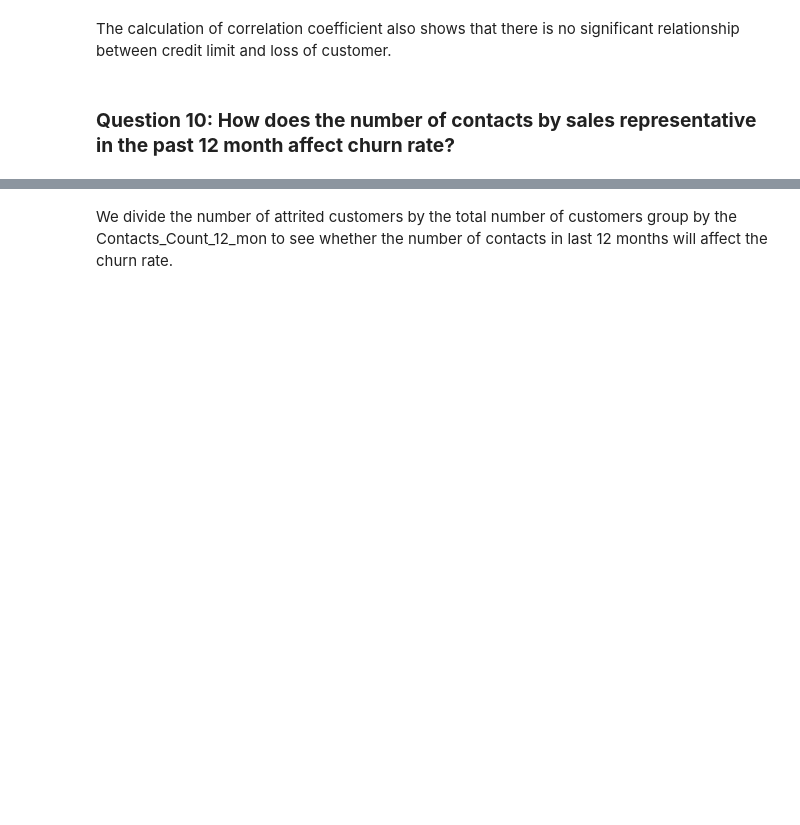
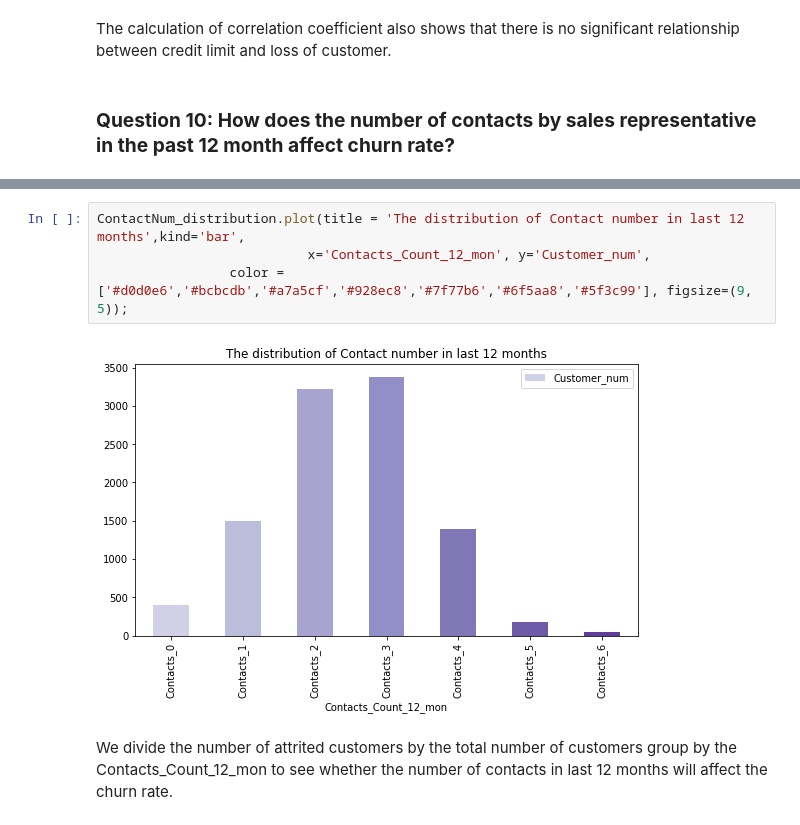
Before and after one commit to zhouchun0105/credit-card-churners, a Jupyter notebook: SUBMIT_creditcard_churners_team1.ipynb, the cells around one changed output, grey strips where cells are left out. Cells and saved outputs as stored; diff of their text form; blank space fills up the shorter version.

```diff
--- a/SUBMIT_creditcard_churners_team1.ipynb
+++ b/SUBMIT_creditcard_churners_team1.ipynb
@@ -560,3 +515,9 @@ The calculation of correlation coefficient also shows that there is no significa
+# %%
+ContactNum_distribution.plot(title = 'The distribution of Contact number in last 12 months',kind='bar',
+                           x='Contacts_Count_12_mon', y='Customer_num',
+                 color = ['#d0d0e6','#bcbcdb','#a7a5cf','#928ec8','#7f77b6','#6f5aa8','#5f3c99'], figsize=(9, 5));
+# %% [output]
+[figure, added]
 # %% [markdown]
 We divide the number of attrited customers by the total number of customers group by the Contacts_Count_12_mon to see whether the number of contacts in last 12 months will affect the churn rate.
 # %%
```
Also changed, not shown: parts of 30 cells of this notebook.
